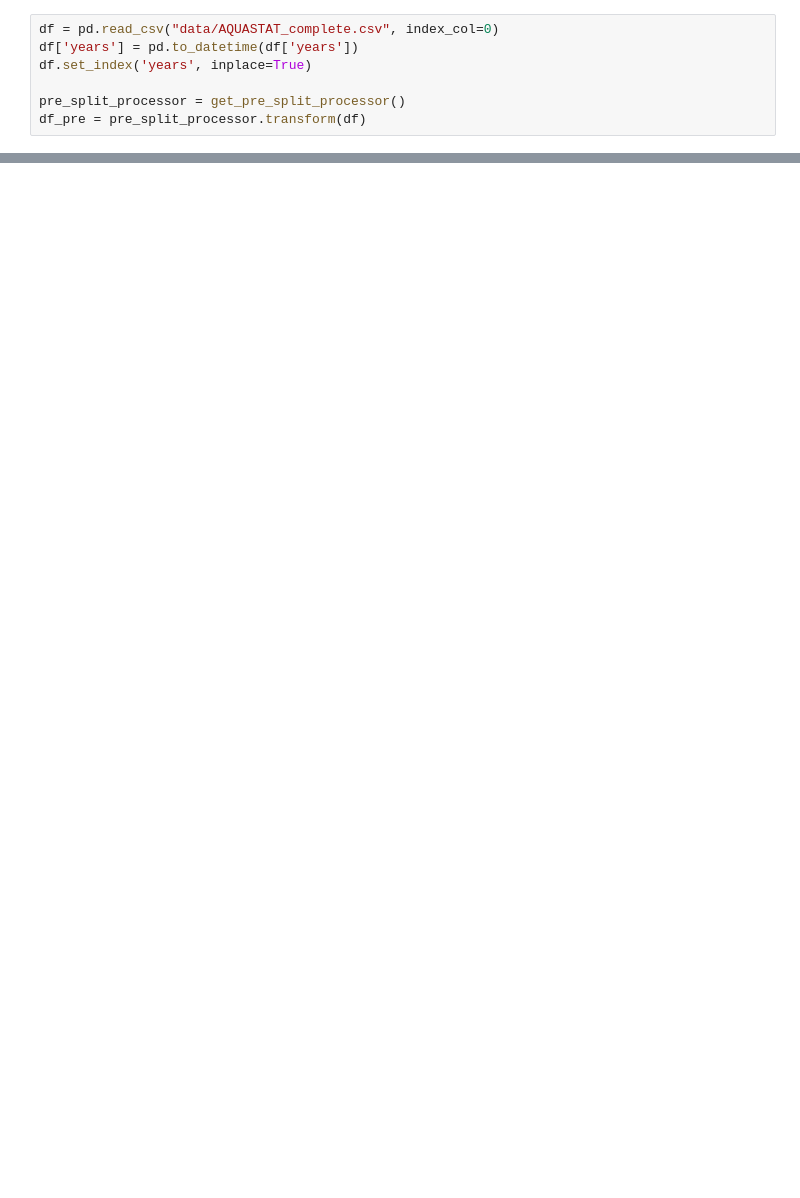
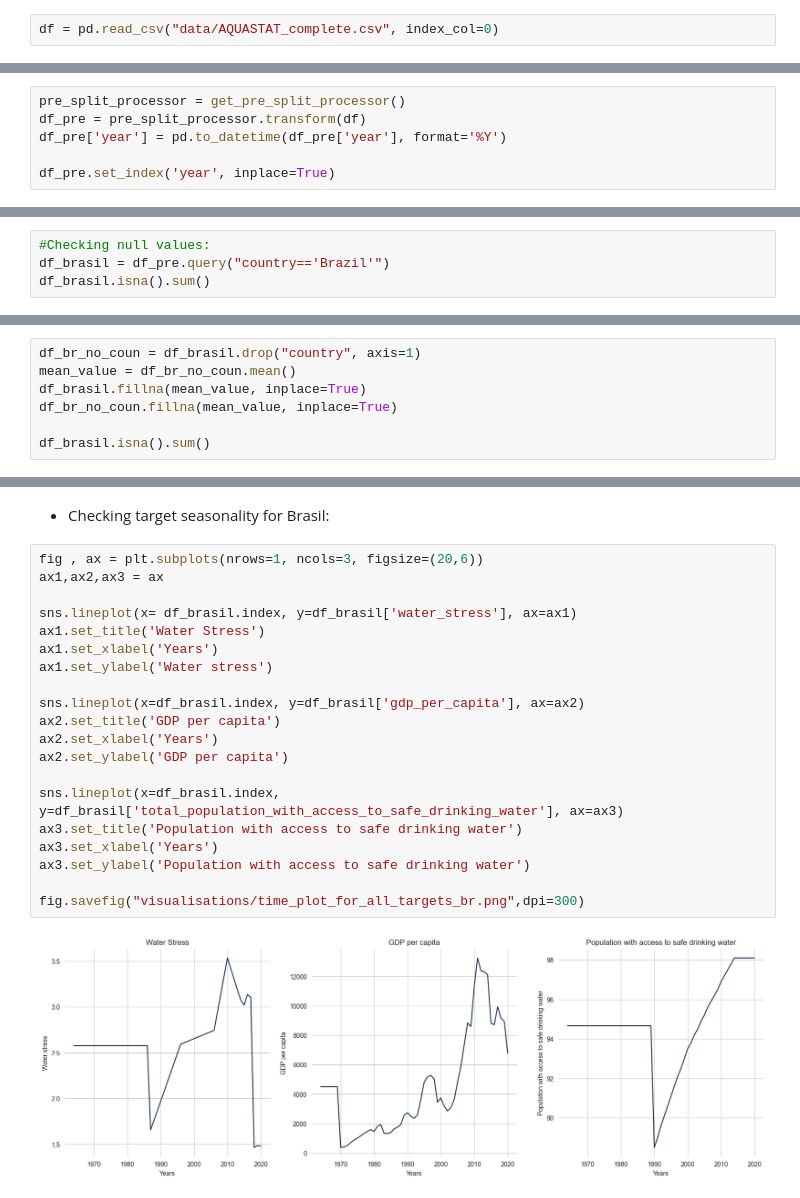
Before and after one commit to giumr06/Final_Project_Water_Management, a Jupyter notebook: time_series.ipynb, the cells around one changed output, grey strips where cells are left out. Saved outputs shown, nothing was run; the diff lists cells and outputs as text; blank space fills up the shorter version.

```diff
--- a/time_series.ipynb
+++ b/time_series.ipynb
@@ -14,7 +40,2 @@ RSEED = 5
 # %%
 df = pd.read_csv("data/AQUASTAT_complete.csv", index_col=0)
-df['years'] = pd.to_datetime(df['years'])
-df.set_index('years', inplace=True)
-
-pre_split_processor = get_pre_split_processor()
-df_pre = pre_split_processor.transform(df)
@@ -62,0 +42,6 @@ Index(['num__%_of_agricultural_gva_produced_by_irrigated_agriculture',
+# %%
+pre_split_processor = get_pre_split_processor()
+df_pre = pre_split_processor.transform(df)
+df_pre['year'] = pd.to_datetime(df_pre['year'], format='%Y')
+
+df_pre.set_index('year', inplace=True)
@@ -62,0 +61,4 @@ Index(['num__%_of_agricultural_gva_produced_by_irrigated_agriculture',
+# %%
+#Checking null values:
+df_brasil = df_pre.query("country=='Brazil'")
+df_brasil.isna().sum()
@@ -62,0 +83,7 @@ Index(['num__%_of_agricultural_gva_produced_by_irrigated_agriculture',
+# %%
+df_br_no_coun = df_brasil.drop("country", axis=1)
+mean_value = df_br_no_coun.mean()
+df_brasil.fillna(mean_value, inplace=True)
+df_br_no_coun.fillna(mean_value, inplace=True)
+
+df_brasil.isna().sum()
@@ -62,0 +112,24 @@ Index(['num__%_of_agricultural_gva_produced_by_irrigated_agriculture',
+# %% [markdown]
+- Checking target seasonality for Brasil:
+# %%
+fig , ax = plt.subplots(nrows=1, ncols=3, figsize=(20,6))
+ax1,ax2,ax3 = ax
+
+sns.lineplot(x= df_brasil.index, y=df_brasil['water_stress'], ax=ax1)
+ax1.set_title('Water Stress')
+ax1.set_xlabel('Years')
+ax1.set_ylabel('Water stress')
+
+sns.lineplot(x=df_brasil.index, y=df_brasil['gdp_per_capita'], ax=ax2)
+ax2.set_title('GDP per capita')
+ax2.set_xlabel('Years')
+ax2.set_ylabel('GDP per capita')
+
+sns.lineplot(x=df_brasil.index, y=df_brasil['total_population_with_access_to_safe_drinking_water'], ax=ax3)
+ax3.set_title('Population with access to safe drinking water')
+ax3.set_xlabel('Years')
+ax3.set_ylabel('Population with access to safe drinking water')
+
+fig.savefig("visualisations/time_plot_for_all_targets_br.png",dpi=300)
+# %% [output]
+[figure, added]
```
Also changed, not shown: parts of 17 cells of this notebook, 5 other files.
